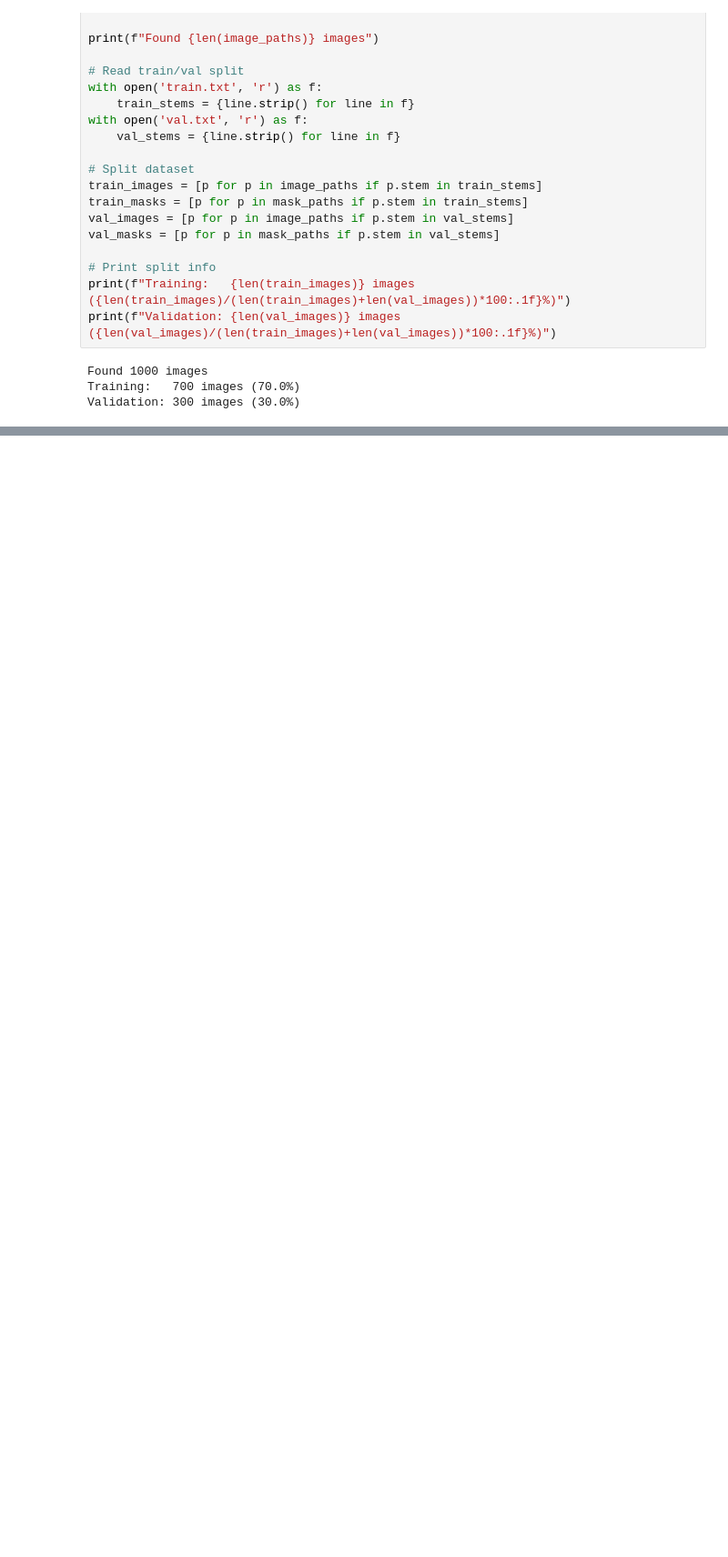
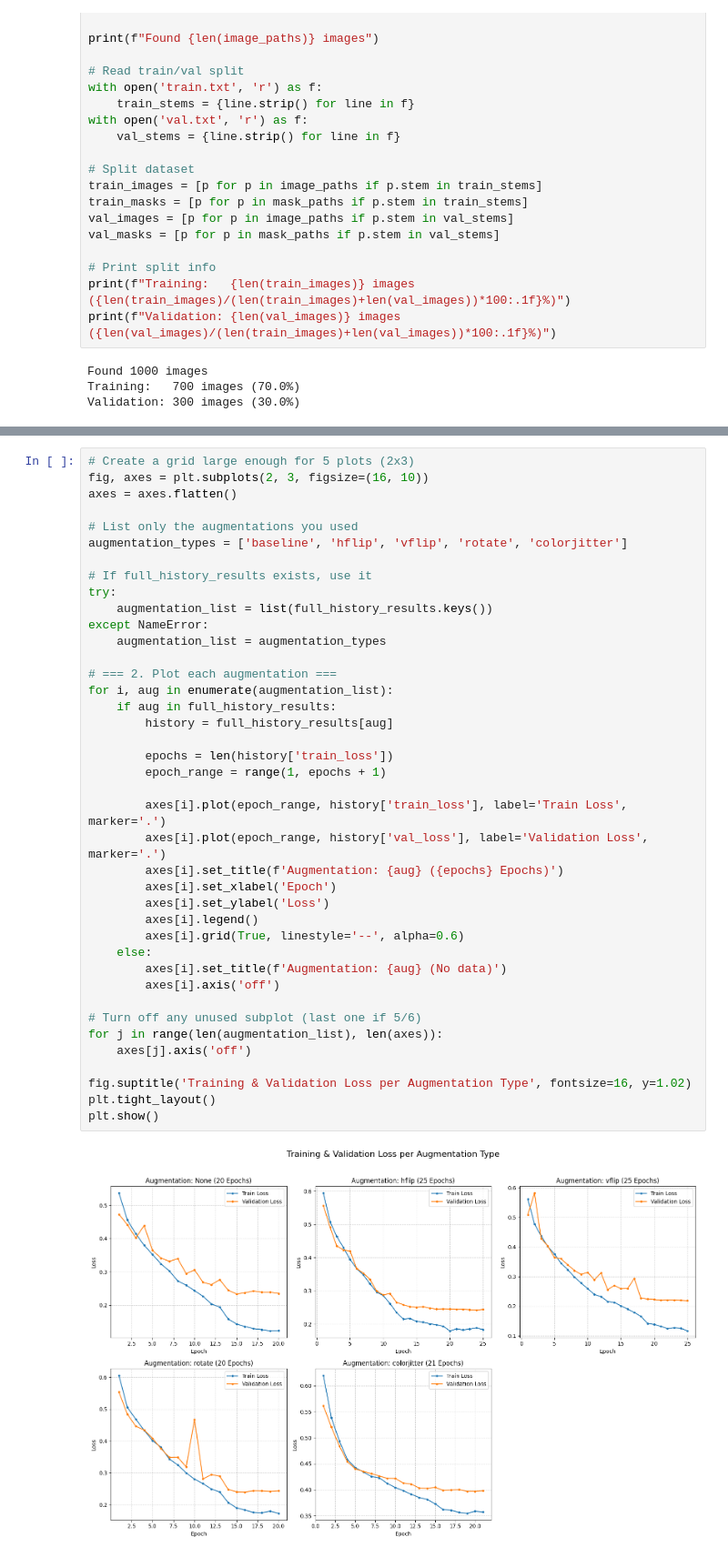
Before and after one commit to jakobthomassen/DL-MedicalImageSegmentation, a Jupyter notebook: dl-task2-data-augmentation.ipynb, the cells around one changed output, grey strips where cells are left out. Shown: that part at 91% size. Saved outputs shown, nothing was run; the diff lists cells and outputs as text; blank space fills up the shorter version.

```diff
--- a/dl-task2-data-augmentation.ipynb
+++ b/dl-task2-data-augmentation.ipynb
@@ -346,3 +312,45 @@ Validation loss decreased (0.7745). Saving model...
+# %%
+# Create a grid large enough for 5 plots (2x3)
+fig, axes = plt.subplots(2, 3, figsize=(16, 10))
+axes = axes.flatten()
+
+# List only the augmentations you used
+augmentation_types = ['baseline', 'hflip', 'vflip', 'rotate', 'colorjitter']
+
+# If full_history_results exists, use it
+try:
+    augmentation_list = list(full_history_results.keys())
+except NameError:
+    augmentation_list = augmentation_types
+
+# === 2. Plot each augmentation ===
+for i, aug in enumerate(augmentation_list):
+    if aug in full_history_results:
+        history = full_history_results[aug]
+
+        epochs = len(history['train_loss'])
+        epoch_range = range(1, epochs + 1)
+
+        axes[i].plot(epoch_range, history['train_loss'], label='Train Loss', marker='.')
+        axes[i].plot(epoch_range, history['val_loss'], label='Validation Loss', marker='.')
+        axes[i].set_title(f'Augmentation: {aug} ({epochs} Epochs)')
+        axes[i].set_xlabel('Epoch')
+        axes[i].set_ylabel('Loss')
+        axes[i].legend()
+        axes[i].grid(True, linestyle='--', alpha=0.6)
+    else:
+        axes[i].set_title(f'Augmentation: {aug} (No data)')
+        axes[i].axis('off')
+
+# Turn off any unused subplot (last one if 5/6)
+for j in range(len(augmentation_list), len(axes)):
+    axes[j].axis('off')
+
+fig.suptitle('Training & Validation Loss per Augmentation Type', fontsize=16, y=1.02)
+plt.tight_layout()
+plt.show()
+# %% [output]
+[figure, added]
 # %%
 # Convert dictionary to DataFrame
 results_df = pd.DataFrame.from_dict(experiment_results, orient='index')
```
Also changed, not shown: parts of 12 cells of this notebook.
